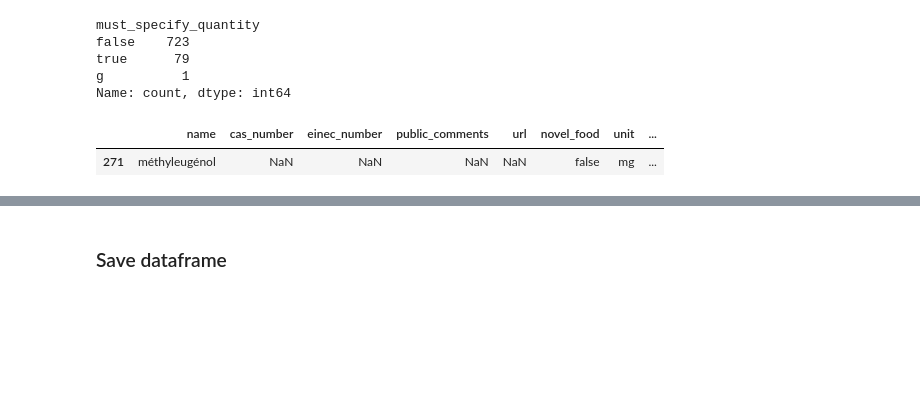
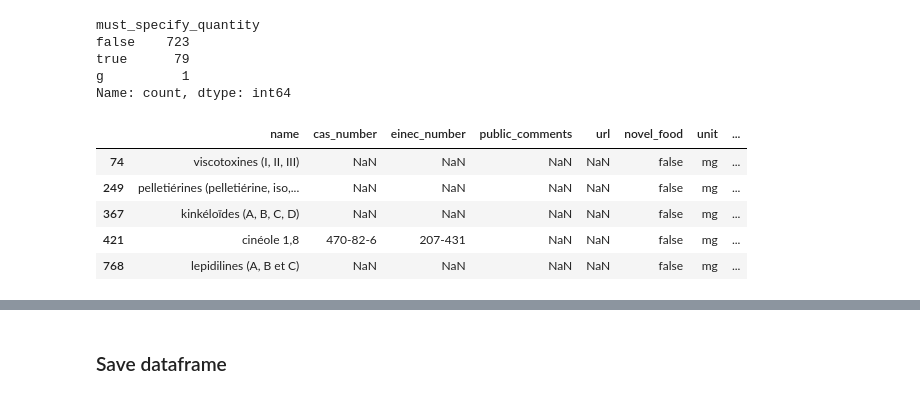
Before and after one commit to RamiroHR/hackathon_complements_alimentaires, a Jupyter notebook: Data_Exploration.ipynb, the cells around one changed output, grey strips where cells are left out. Saved outputs shown, nothing was run; the diff lists cells and outputs as text; code cells hidden in the pictures; blank space fills up the shorter version.

```diff
--- a/Data_Exploration.ipynb
+++ b/Data_Exploration.ipynb
@@ -145,7 +144,11 @@ true      79
 g          1
 Name: count, dtype: int64
 # %%
-df_substances[df_substances['name'] == 'méthyleugénol']
+df_substances[df_substances['name'].str.contains(',')]#['public_comments'].values
 # %% [output]
 |  | name | cas_number | einec_number | public_comments | url | novel_food | unit | ... |
-| 271 | méthyleugénol | NaN | NaN | NaN | NaN | false | mg | ... |
+| 74 | viscotoxines (I, II, III) | NaN | NaN | NaN | NaN | false | mg | ... |
+| 249 | pelletiérines (pelletiérine, iso,... | NaN | NaN | NaN | NaN | false | mg | ... |
+| 367 | kinkéloïdes (A, B, C, D) | NaN | NaN | NaN | NaN | false | mg | ... |
+| 421 | cinéole 1,8 | 470-82-6 | 207-431 | NaN | NaN | false | mg | ... |
+| 768 | lepidilines (A, B et C) | NaN | NaN | NaN | NaN | false | mg | ... |
```
Also changed, not shown: parts of 42 cells of this notebook.
